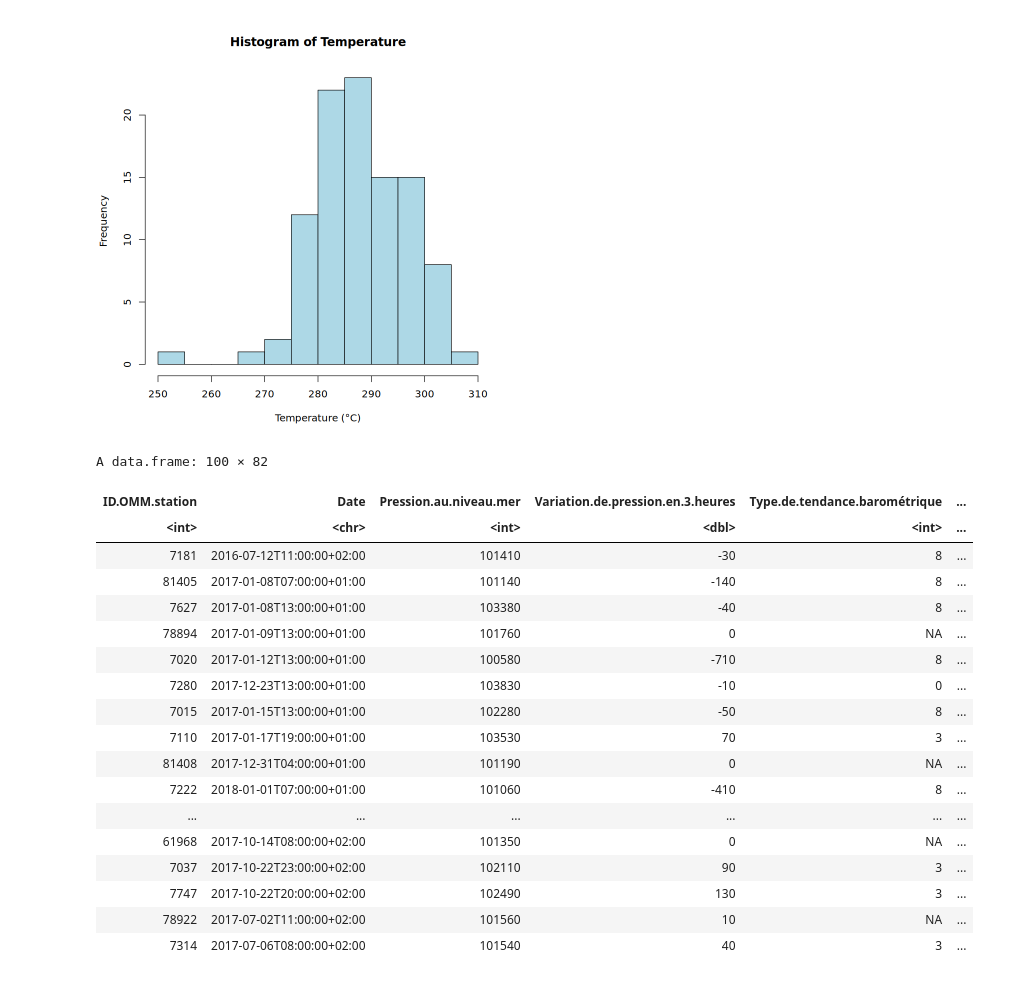
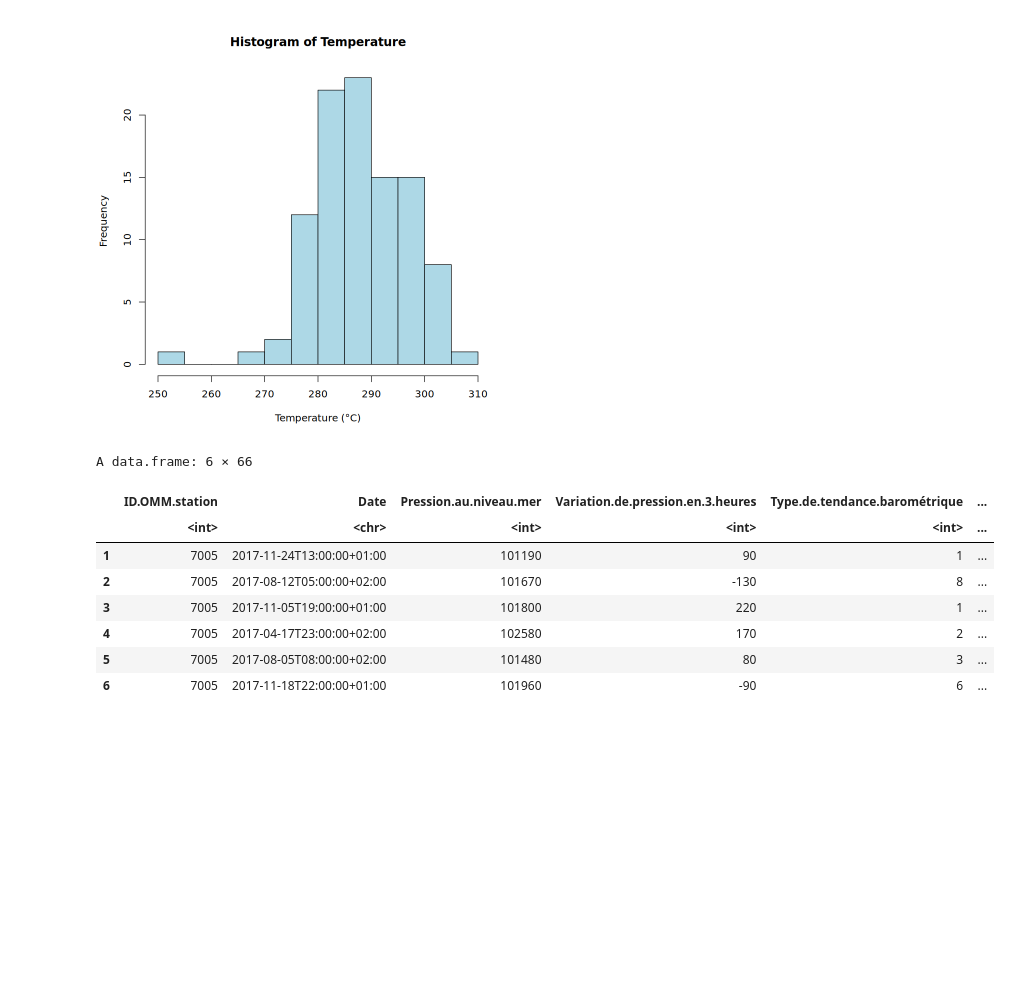
Before and after one commit to lauraachoquett/stats_BE_Bobbia, a Jupyter notebook: dummy/dummy_notebook.ipynb, the cells around one changed output. Saved outputs shown, nothing was run; the diff lists cells and outputs as text; code cells hidden in the pictures; blank space fills up the shorter version.

```diff
--- a/dummy/dummy_notebook.ipynb
+++ b/dummy/dummy_notebook.ipynb
@@ -39,24 +39,16 @@ hist(data$Température, main='Histogram of Temperature', xlab='Temperature (°C)
 # %% [output]
 [figure]
 # %%
-data
+# station_7005 <- read.csv('../station_7005_meta.csv')
+station_7005 <- read.csv('../station_7005_obs.csv')
+head(station_7005)
 # %% [output]
-A data.frame: 100 × 82
+A data.frame: 6 × 66
-| ID.OMM.station | Date | Pression.au.niveau.mer | Variation.de.pression.en.3.heures | Type.de.tendance.barométrique | ... |
-| <int> | <chr> | <int> | <dbl> | <int> | ... |
-| 7181 | 2016-07-12T11:00:00+02:00 | 101410 | -30 | 8 | ... |
-| 81405 | 2017-01-08T07:00:00+01:00 | 101140 | -140 | 8 | ... |
-| 7627 | 2017-01-08T13:00:00+01:00 | 103380 | -40 | 8 | ... |
-| 78894 | 2017-01-09T13:00:00+01:00 | 101760 | 0 | NA | ... |
-| 7020 | 2017-01-12T13:00:00+01:00 | 100580 | -710 | 8 | ... |
-| 7280 | 2017-12-23T13:00:00+01:00 | 103830 | -10 | 0 | ... |
-| 7015 | 2017-01-15T13:00:00+01:00 | 102280 | -50 | 8 | ... |
-| 7110 | 2017-01-17T19:00:00+01:00 | 103530 | 70 | 3 | ... |
-| 81408 | 2017-12-31T04:00:00+01:00 | 101190 | 0 | NA | ... |
-| 7222 | 2018-01-01T07:00:00+01:00 | 101060 | -410 | 8 | ... |
-| ... | ... | ... | ... | ... | ... |
-| 61968 | 2017-10-14T08:00:00+02:00 | 101350 | 0 | NA | ... |
-| 7037 | 2017-10-22T23:00:00+02:00 | 102110 | 90 | 3 | ... |
-| 7747 | 2017-10-22T20:00:00+02:00 | 102490 | 130 | 3 | ... |
-| 78922 | 2017-07-02T11:00:00+02:00 | 101560 | 10 | NA | ... |
-| 7314 | 2017-07-06T08:00:00+02:00 | 101540 | 40 | 3 | ... |
+|  | ID.OMM.station | Date | Pression.au.niveau.mer | Variation.de.pression.en.3.heures | Type.de.tendance.barométrique | ... |
+|  | <int> | <chr> | <int> | <int> | <int> | ... |
+| 1 | 7005 | 2017-11-24T13:00:00+01:00 | 101190 | 90 | 1 | ... |
+| 2 | 7005 | 2017-08-12T05:00:00+02:00 | 101670 | -130 | 8 | ... |
+| 3 | 7005 | 2017-11-05T19:00:00+01:00 | 101800 | 220 | 1 | ... |
+| 4 | 7005 | 2017-04-17T23:00:00+02:00 | 102580 | 170 | 2 | ... |
+| 5 | 7005 | 2017-08-05T08:00:00+02:00 | 101480 | 80 | 3 | ... |
+| 6 | 7005 | 2017-11-18T22:00:00+01:00 | 101960 | -90 | 6 | ... |
```
Also changed, not shown: parts of 9 cells of this notebook, 2 other files.
